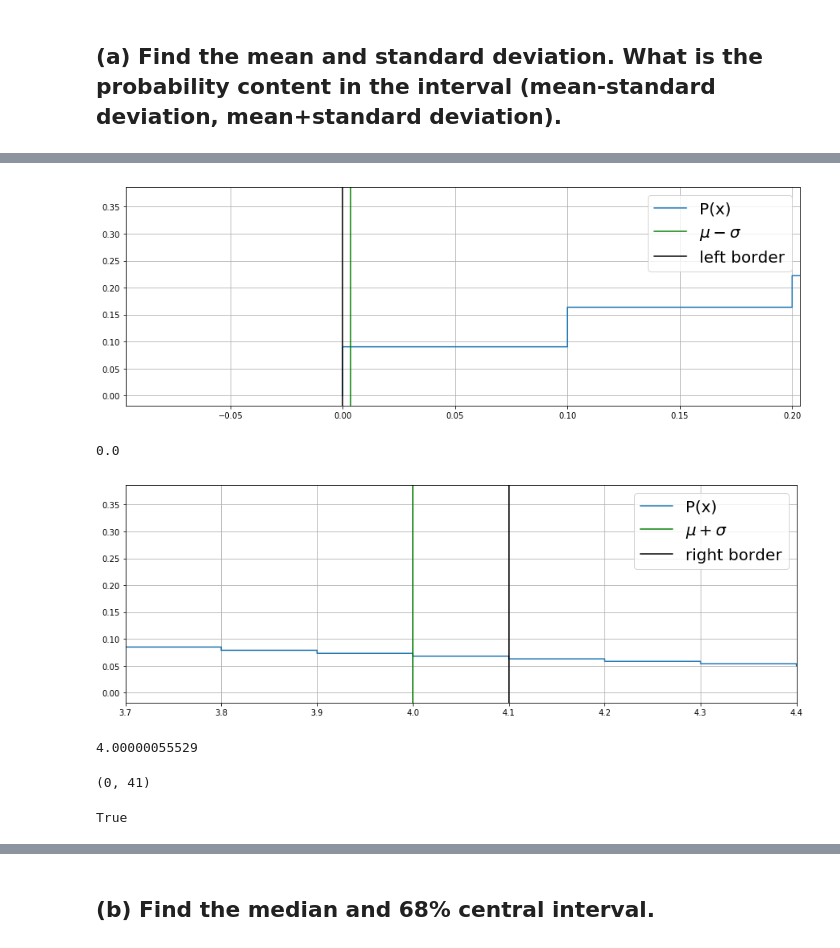
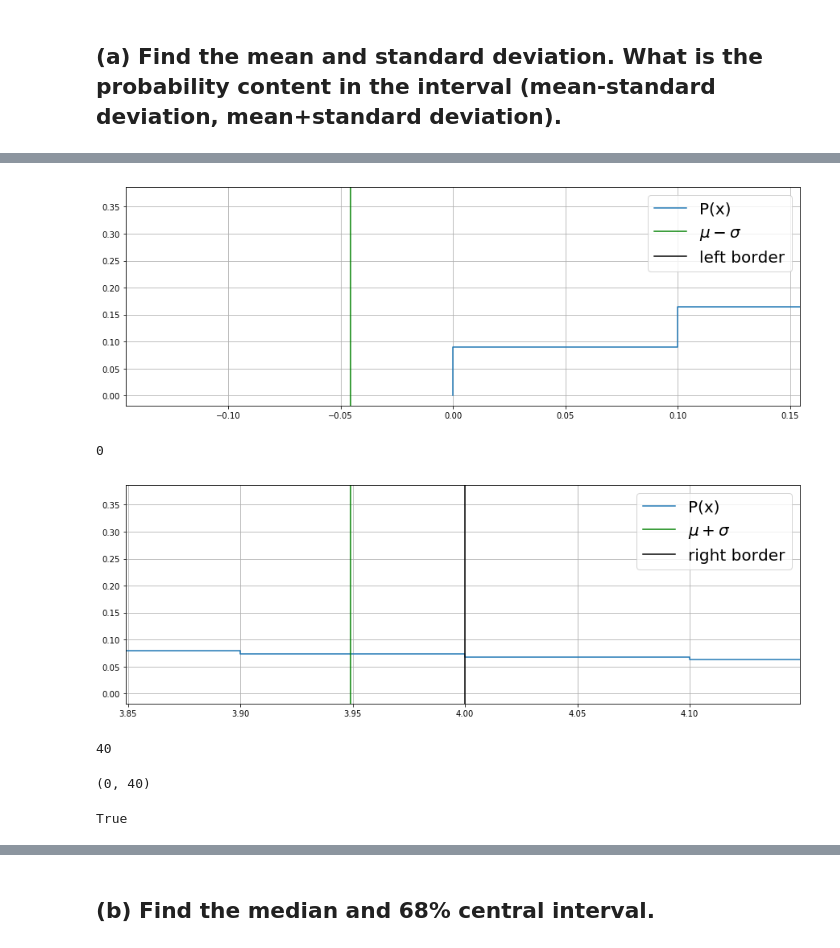
Before and after one commit to schustermartin/data_analysis_tutorium, a Jupyter notebook: Exercises/Chapter_02/Ch02_Ex08.ipynb, the cells around one changed output, grey strips where cells are left out. Drawn from its saved outputs; the diff is of its cells as text; code cells hidden in the pictures.

```diff
--- a/Exercises/Chapter_02/Ch02_Ex08.ipynb
+++ b/Exercises/Chapter_02/Ch02_Ex08.ipynb
@@ -18,3 +18,3 @@ from matplotlib.pyplot import *
 # %%
 def P(x):
-    return x*exp(-x)
+    return x*np.exp(-x)
@@ -52,8 +50,8 @@ show()
 def calc_mean(xdata, ydata):
     mean = 0.
     area = 0.
-    for i in range(0,len(xdata)):
-        mean += xdata[i]*ydata[i]
+    for i in range(1,len(xdata)):
+        mean += (xdata[i]-0.5*stepsize)*ydata[i]  # use midpoints of interval
         area += abs(ydata[i])
     return mean/area
 
@@ -61,9 +59,15 @@ def calc_std(xdata, ydata, mean):
     std = 0.
     area = 0.
     for i in range(0,len(xdata)):
-        std += (xdata[i]-mean)**2*ydata[i]
+        std += (xdata[i]-0.5*stepsize-mean)**2*ydata[i]
         area += abs(ydata[i])
     return std/area
+
+def calc_total_probability(xdata,ydata):
+    total_prob = 0.
+    for i in range(0,len(xdata)):
+        total_prob += ydata[i]*stepsize
+    return total_prob
 # %%
 mean = calc_mean(xdata,ydata)
 std = calc_std(xdata,ydata,mean)
@@ -87,57 +96,57 @@ show()
 # %%
 # First: Get left index of the interval:
-idx_l = 1
-stepsize = xdata[2]-xdata[1]
+idx_l = 0
 for i in range(0,len(xdata)):
-    if (xdata[i]+stepsize) > (mean-std):
+    if xdata[i] >= (mean-std):
         idx_l = i
         break
 
-figure(figsize=(15, 5))
-step(xdata,ydata, label="P(x)")
-grid('on')
-xlim((mean-std)-1*stepsize,(mean-std)+2*stepsize)
+plt.figure(figsize=(15, 5))
+plt.step(xdata,ydata, label="P(x)")
+plt.grid('on')
+plt.xlim((mean-std)-1*stepsize,(mean-std)+2*stepsize)
 
-axvline(mean-std, color='green', label=r"$\mu-\sigma$")
-axvline(xdata[idx_l], color='black', label=r"left border")
+plt.axvline(mean-std, color='green', label=r"$\mu-\sigma$")
+plt.axvline(xdata[idx_l-1], color='black', label=r"left border")
 
-legend(fontsize=20)
-show()
-
-ydata[idx_l]
+plt.legend(fontsize=20)
+plt.show()
+idx_l
 # %% [output]
-[figure, old version]
+[figure, new version]
-0.0
+0
 # %%
 # Second: Get right index of the interval:
-idx_r = idx_l
-stepsize = xdata[2]-xdata[1]
+idx_r = len(xdata)-1
 for i in range(1,len(xdata)):
-    if (xdata[i]) > (mean+std):
+    if xdata[i] >(mean+std):
         idx_r = i
         break
 
-figure(figsize=(15, 5))
-step(xdata,ydata, label="P(x)")
-grid('on')
-xlim((mean+std)-3*stepsize,(mean+std)+4*stepsize)
+plt.figure(figsize=(15, 5))
+plt.step(xdata,ydata, label="P(x)")
+plt.grid('on')
+plt.xlim((mean+std)-1*stepsize,(mean+std)+2*stepsize)
 
-axvline(mean+std, color='green', label=r"$\mu+\sigma$")
-axvline(xdata[idx_r], color='black', label=r"right border")
+plt.axvline(mean+std, color='green', label=r"$\mu+\sigma$")
+plt.axvline(xdata[idx_r], color='black', label=r"right border")
 
-legend(fontsize=20)
-show()
-
-print(mean+std)
+plt.legend(fontsize=20)
+plt.show()
+idx_r
 # %% [output]
-[figure, old version]
+[figure, new version]
-4.00000055529
+40
 # %%
 # Check:
 print(idx_l, idx_r)
-2*std < xdata[idx_r]-xdata[idx_l]
+if idx_l == 0:
+    check = 2*std < xdata[idx_r]-xdata[idx_l]
+else:
+    check = 2*std < xdata[idx_r]-xdata[idx_l-1]
+check
 # %% [output]
-(0, 41)
+(0, 40)
 True
 # %%
 # Sum up the bin entries of the bins of the interval
```
Also changed, not shown: parts of 22 cells of this notebook.
